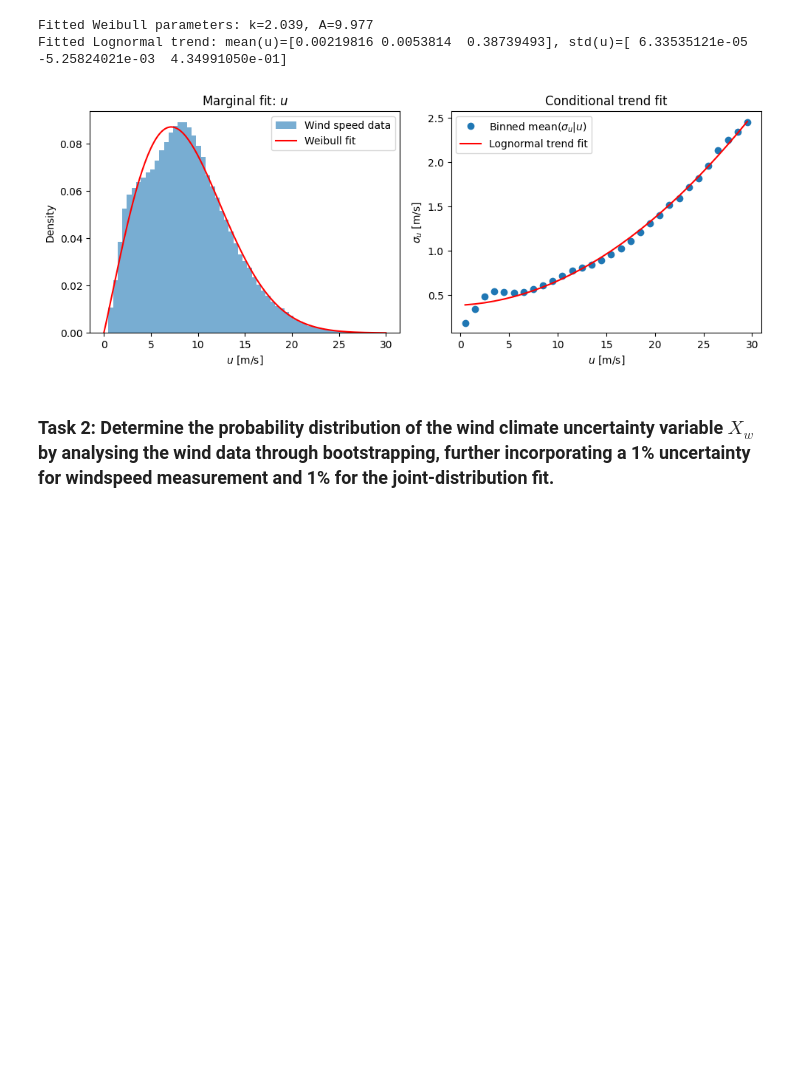
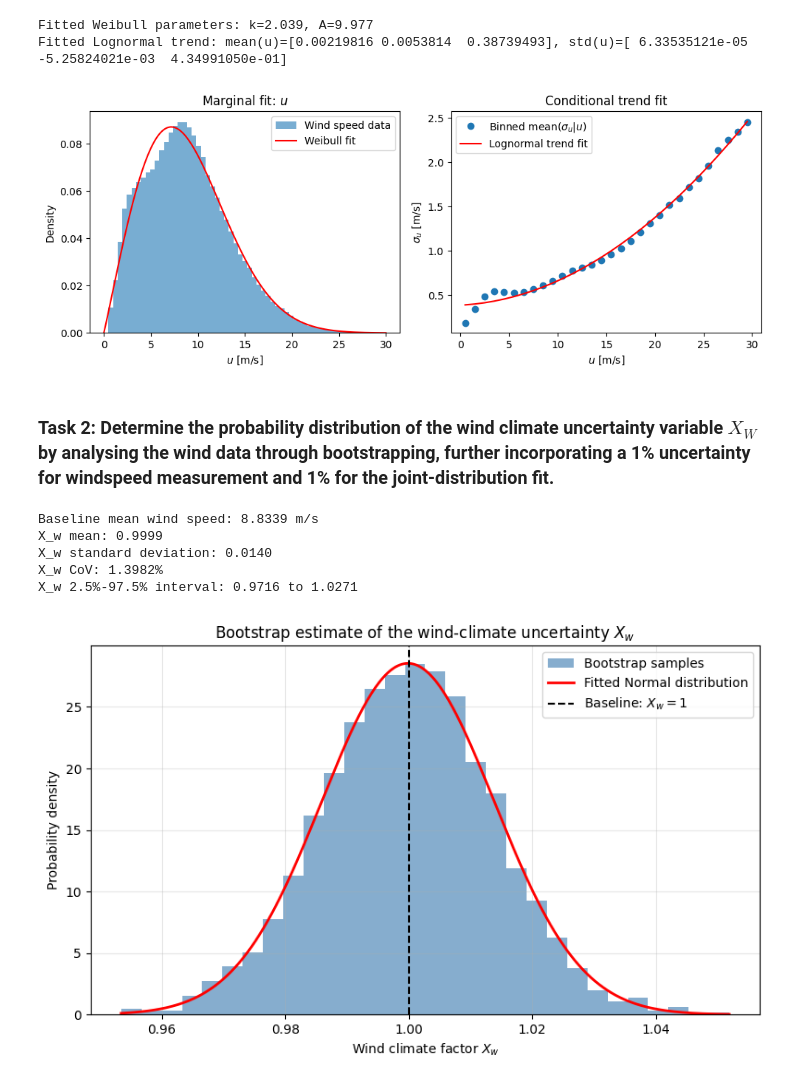
Before and after one commit to natslimak/OceanCourses, a Jupyter notebook: ProbalisticModelling/assg_mid-term/assignment.ipynb, the cells around one changed output. Saved outputs shown, nothing was run; the diff lists cells and outputs as text; code cells hidden in the pictures; blank space fills up the shorter version.

```diff
--- a/ProbalisticModelling/assg_mid-term/assignment.ipynb
+++ b/ProbalisticModelling/assg_mid-term/assignment.ipynb
@@ -138,4 +131,73 @@ plt.show()
 # %% [output]
 [figure]
 # %% [markdown]
-### Task 2: Determine the probability distribution of the wind climate uncertainty variable $X_w$ by analysing the wind data through bootstrapping, further incorporating a 1% uncertainty for windspeed measurement and 1% for the joint-distribution fit.
+### Task 2: Determine the probability distribution of the wind climate uncertainty variable $X_W$ by analysing the wind data through bootstrapping, further incorporating a 1% uncertainty for windspeed measurement and 1% for the joint-distribution fit.
+# %%
+# Task 2: bootstrap distribution of the wind-climate uncertainty factor X_w
+# X_w is defined as the ratio between a bootstrap estimate of the mean wind
+# speed and the mean wind speed from the fitted baseline Weibull model.
+# The two 1% uncertainties are applied as independent multiplicative errors.
+
+rng = np.random.default_rng(12345)
+n_boot = 2000
+measurement_cov = 0.01
+fit_cov = 0.01
+
+# Baseline climate mean from the measured sample.
+# The Weibull fit is used for the marginal model in Task 1; bootstrapping the
+# sample mean directly avoids repeating an expensive distribution fit thousands
+# of times for this uncertainty calculation.
+mean_u_baseline = np.mean(U)
+
+bootstrap_mean_u = np.empty(n_boot)
+for i in range(n_boot):
+    # Resample paired observations so the dependence in (U, SigmaU) is kept.
+    indices = rng.integers(0, len(U), size=len(U))
+    u_boot = U[indices]
+
+    # Represent measurement uncertainty as one common calibration factor for
+    # this replicate; it should not average away across the full dataset.
+    measurement_factor = 1.0 + rng.normal(0.0, measurement_cov)
+    u_boot = u_boot * measurement_factor
+    u_boot = np.clip(u_boot, 1e-9, None)
+
+    # Estimate the climate mean for this bootstrap sample.
+    bootstrap_mean_u[i] = np.mean(u_boot)
+
+# Data-driven climate uncertainty before the additional joint-fit uncertainty.
+Xw_bootstrap = bootstrap_mean_u / mean_u_baseline
+
+# Add the stated 1% uncertainty in the fitted joint distribution.
+Xw = Xw_bootstrap * (1.0 + rng.normal(0.0, fit_cov, size=n_boot))
+
+# Fit a Normal distribution to X_w, as specified in the assignment.
+Xw_mean, Xw_std = stats.norm.fit(Xw)
+Xw_cov = Xw_std / Xw_mean
+
+print(f"Baseline mean wind speed: {mean_u_baseline:.4f} m/s")
+print(f"X_w mean: {Xw_mean:.4f}")
+print(f"X_w standard deviation: {Xw_std:.4f}")
+print(f"X_w CoV: {Xw_cov:.4%}")
+print(f"X_w 2.5%-97.5% interval: {np.quantile(Xw, 0.025):.4f} to {np.quantile(Xw, 0.975):.4f}")
+
+# Visualise the empirical bootstrap distribution and its fitted Normal model.
+xw_grid = np.linspace(Xw.min(), Xw.max(), 300)
+plt.figure(figsize=(8, 5))
+plt.hist(Xw, bins=30, density=True, alpha=0.65, color="steelblue", label="Bootstrap samples")
+plt.plot(xw_grid, stats.norm.pdf(xw_grid, loc=Xw_mean, scale=Xw_std),
+         "r-", linewidth=2, label="Fitted Normal distribution")
+plt.axvline(1.0, color="black", linestyle="--", linewidth=1.5, label="Baseline: $X_w=1$")
+plt.xlabel(r"Wind climate factor $X_w$")
+plt.ylabel("Probability density")
+plt.title(r"Bootstrap estimate of the wind-climate uncertainty $X_w$")
+plt.grid(alpha=0.3)
+plt.legend()
+plt.tight_layout()
+plt.show()
+# %% [output]
+Baseline mean wind speed: 8.8339 m/s
+X_w mean: 0.9999
+X_w standard deviation: 0.0140
+X_w CoV: 1.3982%
+X_w 2.5%-97.5% interval: 0.9716 to 1.0271
+[figure, added]
```
Also changed, not shown: parts of 6 cells of this notebook, 1 other file.
